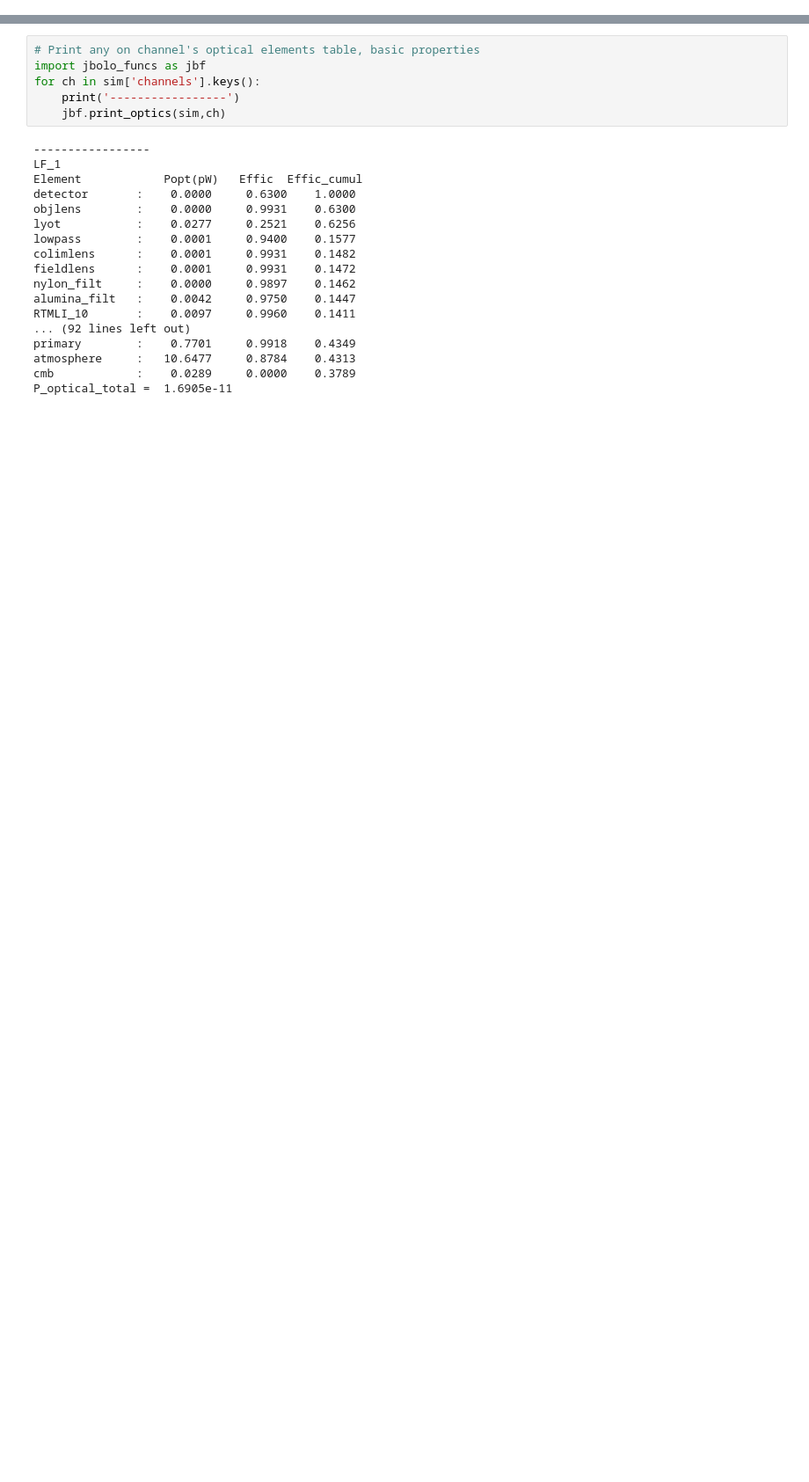
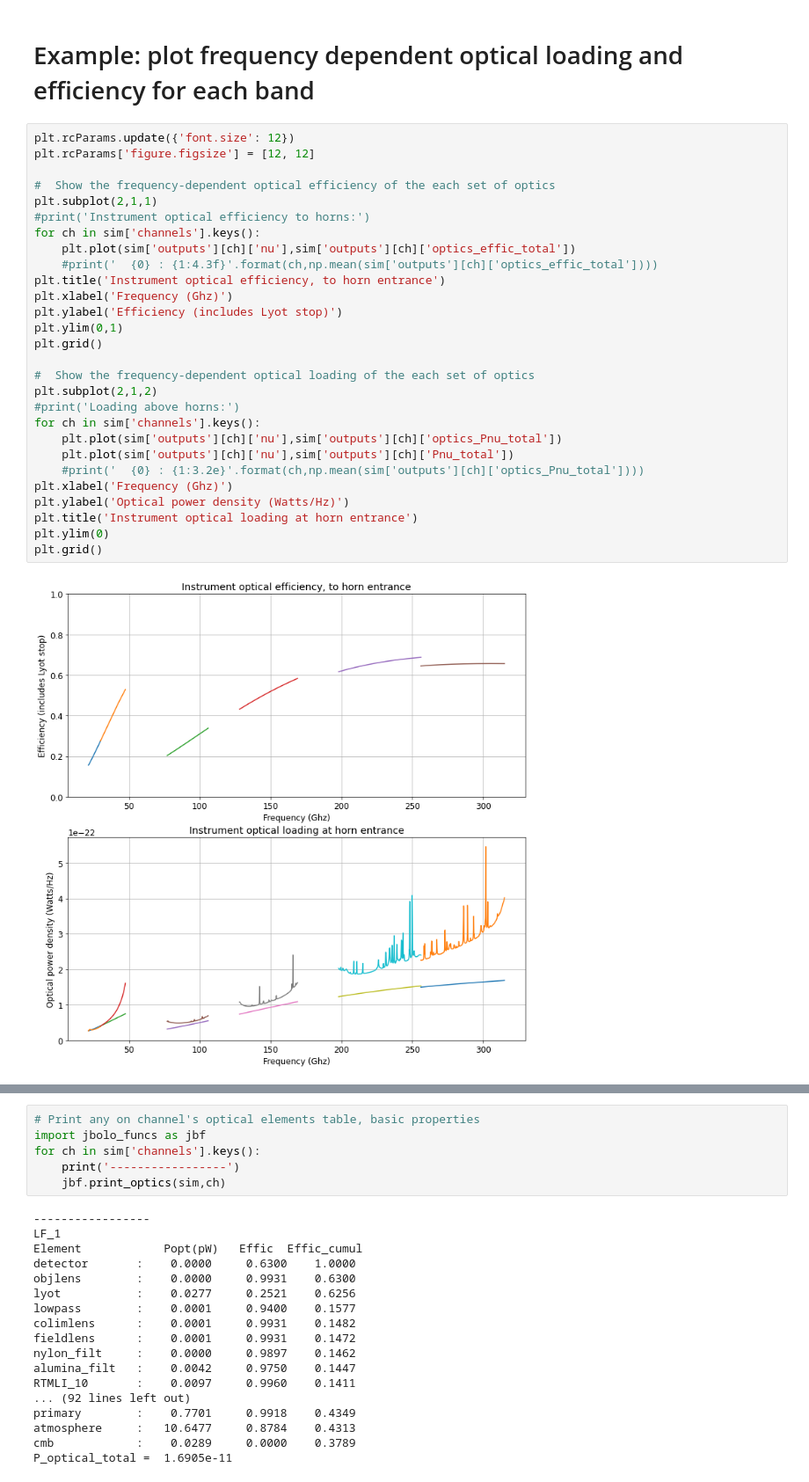
Before and after one commit to JohnRuhl/jbolo, a Jupyter notebook: Jbolo_nb.ipynb, the cells around one changed output, grey strips where cells are left out. Shown at 88% size. Cells and saved outputs as stored; diff of their text form; blank space fills up the shorter version.

```diff
--- a/Jbolo_nb.ipynb
+++ b/Jbolo_nb.ipynb
@@ -55,0 +125,32 @@ SAT_LFMF_20220216.yaml       test.yaml
+# %% [markdown]
+# Example:  plot frequency dependent optical loading and efficiency for each band
+# %%
+plt.rcParams.update({'font.size': 12})
+plt.rcParams['figure.figsize'] = [12, 12]
+
+#  Show the frequency-dependent optical efficiency of the each set of optics
+plt.subplot(2,1,1)
+#print('Instrument optical efficiency to horns:')
+for ch in sim['channels'].keys():
+    plt.plot(sim['outputs'][ch]['nu'],sim['outputs'][ch]['optics_effic_total'])
+    #print('  {0} : {1:4.3f}'.format(ch,np.mean(sim['outputs'][ch]['optics_effic_total'])))
+plt.title('Instrument optical efficiency, to horn entrance')
+plt.xlabel('Frequency (Ghz)')
+plt.ylabel('Efficiency (includes Lyot stop)')
+plt.ylim(0,1)
+plt.grid()
+
+#  Show the frequency-dependent optical loading of the each set of optics
+plt.subplot(2,1,2)
+#print('Loading above horns:')
+for ch in sim['channels'].keys():
+    plt.plot(sim['outputs'][ch]['nu'],sim['outputs'][ch]['optics_Pnu_total'])
+    plt.plot(sim['outputs'][ch]['nu'],sim['outputs'][ch]['Pnu_total'])
+    #print('  {0} : {1:3.2e}'.format(ch,np.mean(sim['outputs'][ch]['optics_Pnu_total'])))
+plt.xlabel('Frequency (Ghz)')
+plt.ylabel('Optical power density (Watts/Hz)')
+plt.title('Instrument optical loading at horn entrance')
+plt.ylim(0)
+plt.grid()
+# %% [output]
+[figure, added]
```
Also changed, not shown: parts of 24 cells of this notebook, 4 other files.
